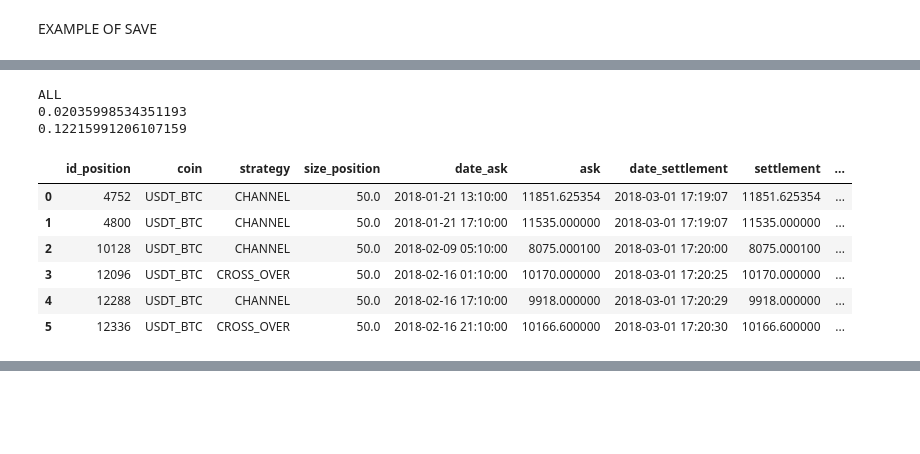
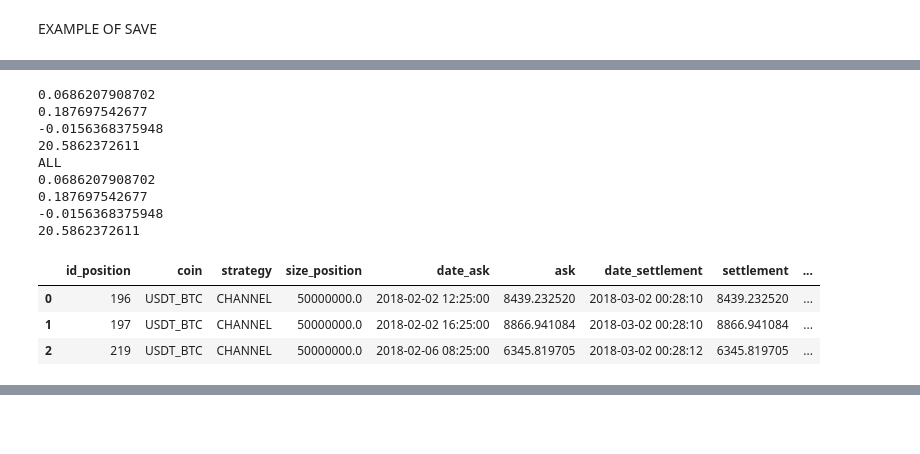
Before and after one commit to eduardocurado/crypto_bot, a Jupyter notebook: Crypto_trader_performance_analysis.ipynb, the cells around one changed output, grey strips where cells are left out. Drawn from its saved outputs; the diff is of its cells as text; code cells hidden in the pictures.

```diff
--- a/Crypto_trader_performance_analysis.ipynb
+++ b/Crypto_trader_performance_analysis.ipynb
@@ -333,48 +271,51 @@ plot_rsi(coin, start_date = start)
 def log_return(coin, date_init = '2017-01-01', date_end = '2018-12-31'):
 
     s = select([long_positions]).\
         where(and_( long_positions.c.status  == 'closed',
                    long_positions.c.date_ask >= date_init,
                   long_positions.c.date_ask < date_end)).\
         order_by(desc(long_positions.c.date_ask))
+
+
     rows = con.execute(s)
     long_df = pd.DataFrame(rows.fetchall()).iloc[::-1]
     long_df.columns = rows.keys()
 
     s = select([mkt_trend]).\
         where(and_(mkt_trend.c.screen == 1)).\
         order_by(desc(mkt_trend.c.date))
     rows = con.execute(s)
     mkt_trend_df = pd.DataFrame(rows.fetchall()).iloc[::-1]
     mkt_trend_df.columns = rows.keys()
     mkt_trend_df = mkt_trend_df[['date', 'screen', 'dif_current', 'delta_dif']]
-
-
     merged = pd.merge(long_df, mkt_trend_df, how='inner', left_on=['date_ask'], right_on=['date'])
 
-
-    return_mean = merged['log_return'].mean()
-    return_total = merged['log_return'].sum()
-    print(return_mean)
-    print(return_total)
+    print(merged['log_return'].mean())
+    print(merged['log_return'].max())
+    print(merged['log_return'].min())
+    print((merged['log_return'] * 100).sum())
     return merged
 
 date = '2018-01-01'
-date_end = '2018-02-01'
+date_end = '2018-03-01'
 coin = 'USDT_BTC'
 
 # print('DATE')
-# log_return(coin, date, date_end)
+log_return(coin, date, date_end)
 print('ALL')
-log_return(coin)
+df = log_return(coin)
+df
 # %% [output]
+0.0686207908702
+0.187697542677
+-0.0156368375948
+20.5862372611
 ALL
-0.02035998534351193
-0.12215991206107159
+0.0686207908702
+0.187697542677
+-0.0156368375948
+20.5862372611
 |  | id_position | coin | strategy | size_position | date_ask | ask | date_settlement | settlement | ... |
-| 0 | 4752 | USDT_BTC | CHANNEL | 50.0 | 2018-01-21 13:10:00 | 11851.625354 | 2018-03-01 17:19:07 | 11851.625354 | ... |
-| 1 | 4800 | USDT_BTC | CHANNEL | 50.0 | 2018-01-21 17:10:00 | 11535.000000 | 2018-03-01 17:19:07 | 11535.000000 | ... |
-| 2 | 10128 | USDT_BTC | CHANNEL | 50.0 | 2018-02-09 05:10:00 | 8075.000100 | 2018-03-01 17:20:00 | 8075.000100 | ... |
-| 3 | 12096 | USDT_BTC | CROSS_OVER | 50.0 | 2018-02-16 01:10:00 | 10170.000000 | 2018-03-01 17:20:25 | 10170.000000 | ... |
-| 4 | 12288 | USDT_BTC | CHANNEL | 50.0 | 2018-02-16 17:10:00 | 9918.000000 | 2018-03-01 17:20:29 | 9918.000000 | ... |
-| 5 | 12336 | USDT_BTC | CROSS_OVER | 50.0 | 2018-02-16 21:10:00 | 10166.600000 | 2018-03-01 17:20:30 | 10166.600000 | ... |
+| 0 | 196 | USDT_BTC | CHANNEL | 50000000.0 | 2018-02-02 12:25:00 | 8439.232520 | 2018-03-02 00:28:10 | 8439.232520 | ... |
+| 1 | 197 | USDT_BTC | CHANNEL | 50000000.0 | 2018-02-02 16:25:00 | 8866.941084 | 2018-03-02 00:28:10 | 8866.941084 | ... |
+| 2 | 219 | USDT_BTC | CHANNEL | 50000000.0 | 2018-02-06 08:25:00 | 6345.819705 | 2018-03-02 00:28:12 | 6345.819705 | ... |
```
Also changed, not shown: parts of 14 cells of this notebook, 6 other files.
